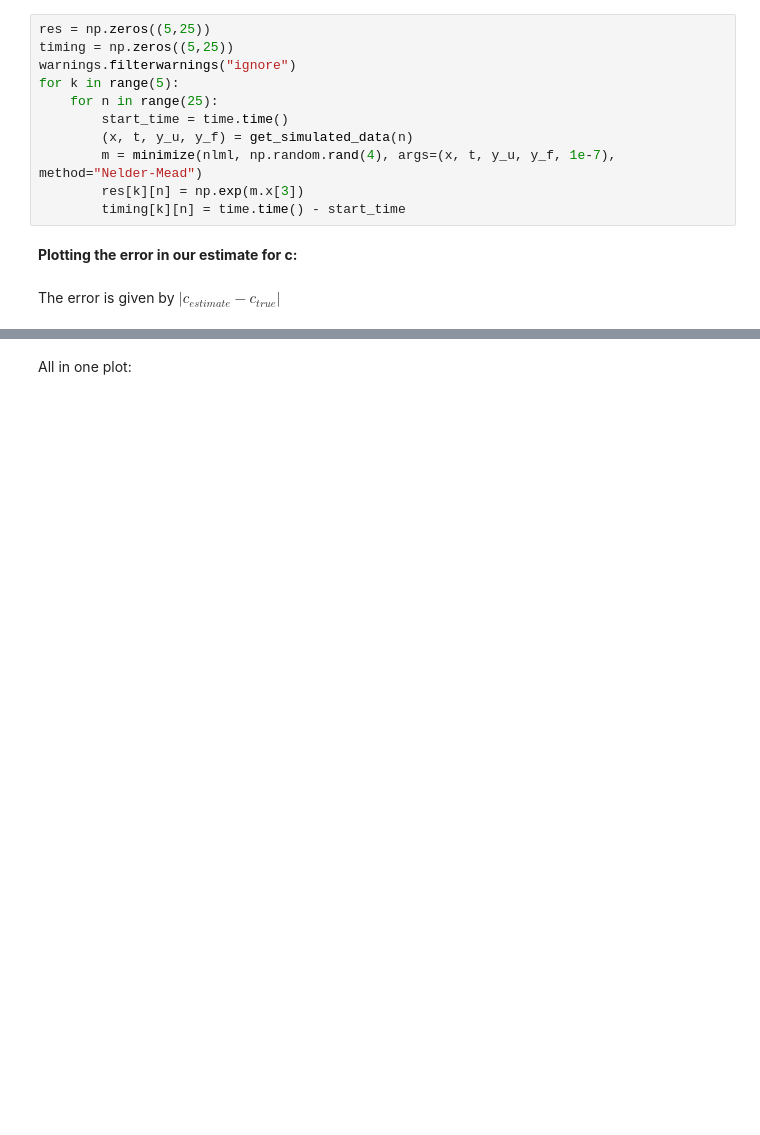
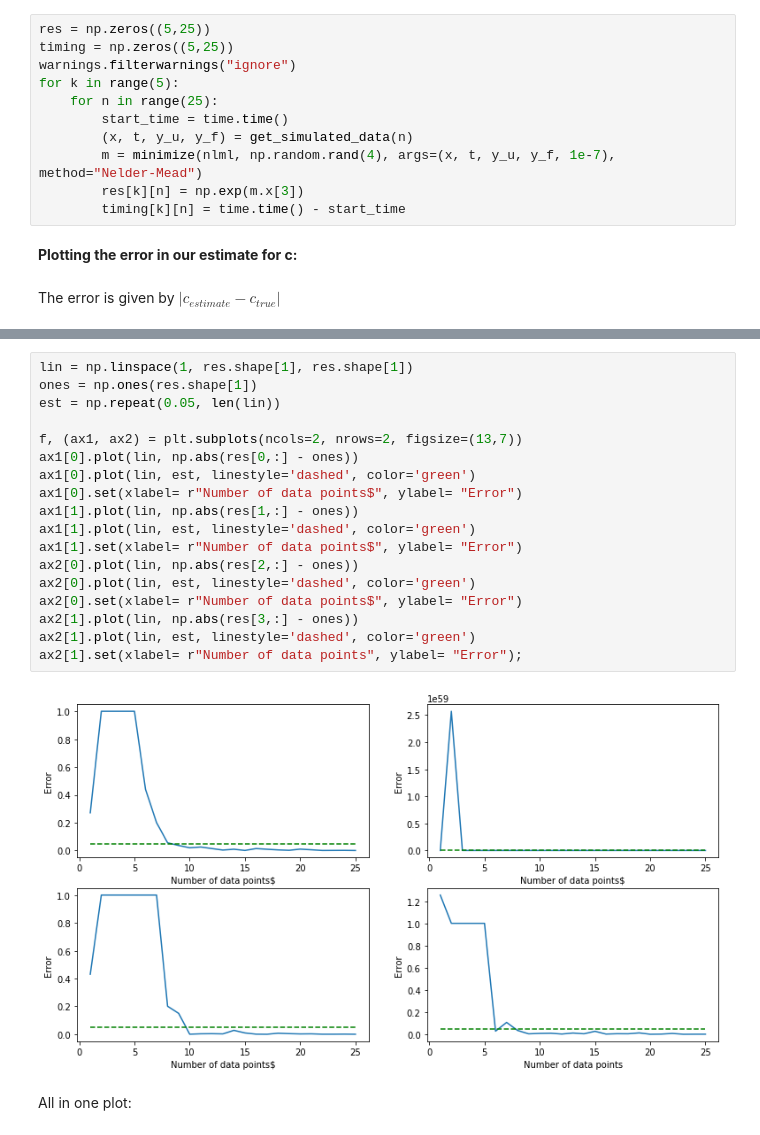
Before and after one commit to ratnania/mlhiphy, a Jupyter notebook: wave_equation/wave_eq_with_analysis.ipynb, the cells around one changed output, grey strips where cells are left out. Saved outputs shown, nothing was run; the diff lists cells and outputs as text; blank space fills up the shorter version.

```diff
--- a/wave_equation/wave_eq_with_analysis.ipynb
+++ b/wave_equation/wave_eq_with_analysis.ipynb
@@ -233,3 +216,23 @@ for i in range(res.shape[0]):       # This is the number of runs
+# %%
+lin = np.linspace(1, res.shape[1], res.shape[1])
+ones = np.ones(res.shape[1])
+est = np.repeat(0.05, len(lin))
+
+f, (ax1, ax2) = plt.subplots(ncols=2, nrows=2, figsize=(13,7))
+ax1[0].plot(lin, np.abs(res[0,:] - ones))
+ax1[0].plot(lin, est, linestyle='dashed', color='green')
+ax1[0].set(xlabel= r"Number of data points$", ylabel= "Error")
+ax1[1].plot(lin, np.abs(res[1,:] - ones))
+ax1[1].plot(lin, est, linestyle='dashed', color='green')
+ax1[1].set(xlabel= r"Number of data points$", ylabel= "Error")
+ax2[0].plot(lin, np.abs(res[2,:] - ones))
+ax2[0].plot(lin, est, linestyle='dashed', color='green')
+ax2[0].set(xlabel= r"Number of data points$", ylabel= "Error")
+ax2[1].plot(lin, np.abs(res[3,:] - ones))
+ax2[1].plot(lin, est, linestyle='dashed', color='green')
+ax2[1].set(xlabel= r"Number of data points", ylabel= "Error");
+# %% [output]
+[figure, added]
 # %% [markdown]
 All in one plot:
 # %%
```
Also changed, not shown: parts of 12 cells of this notebook.
